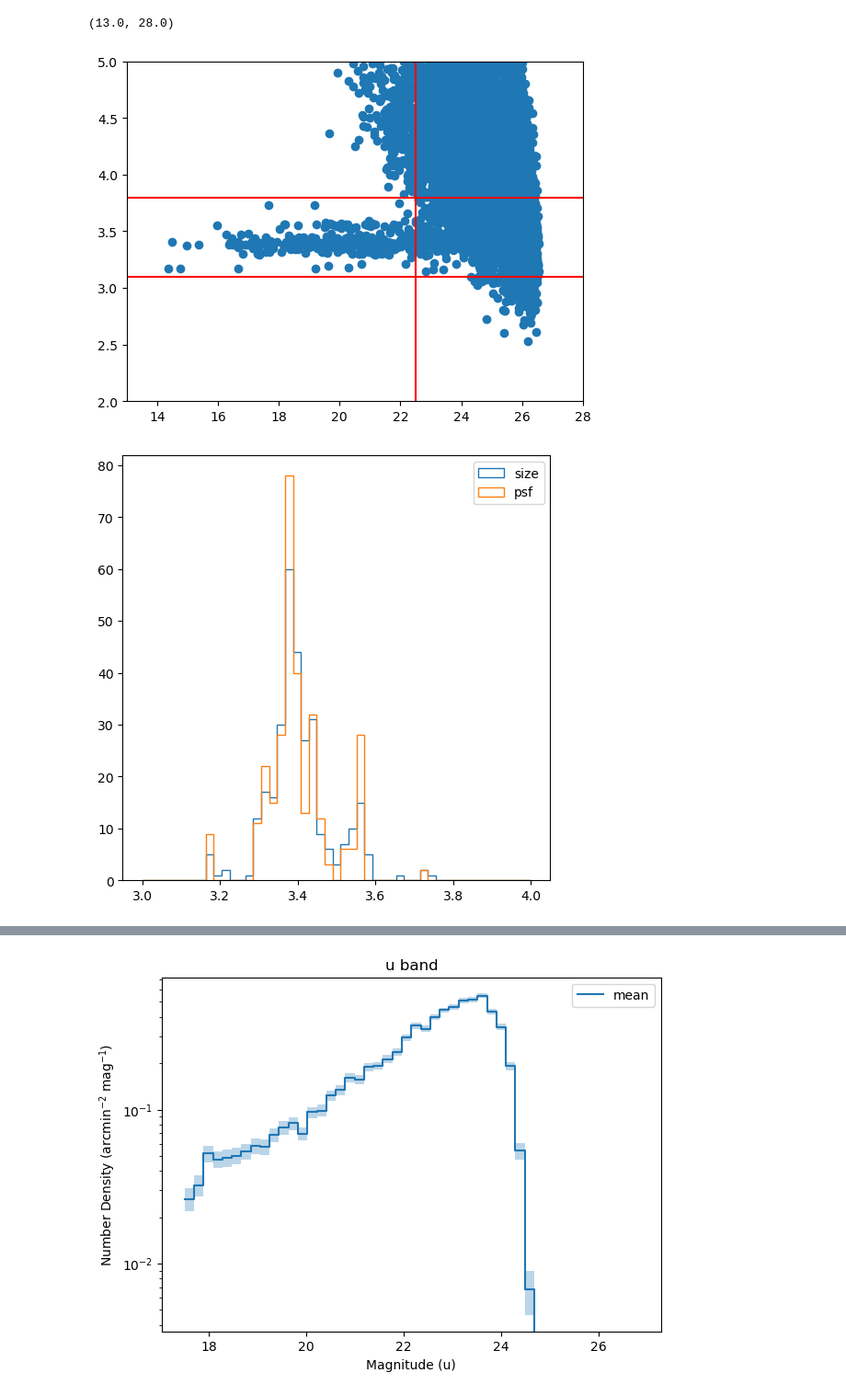
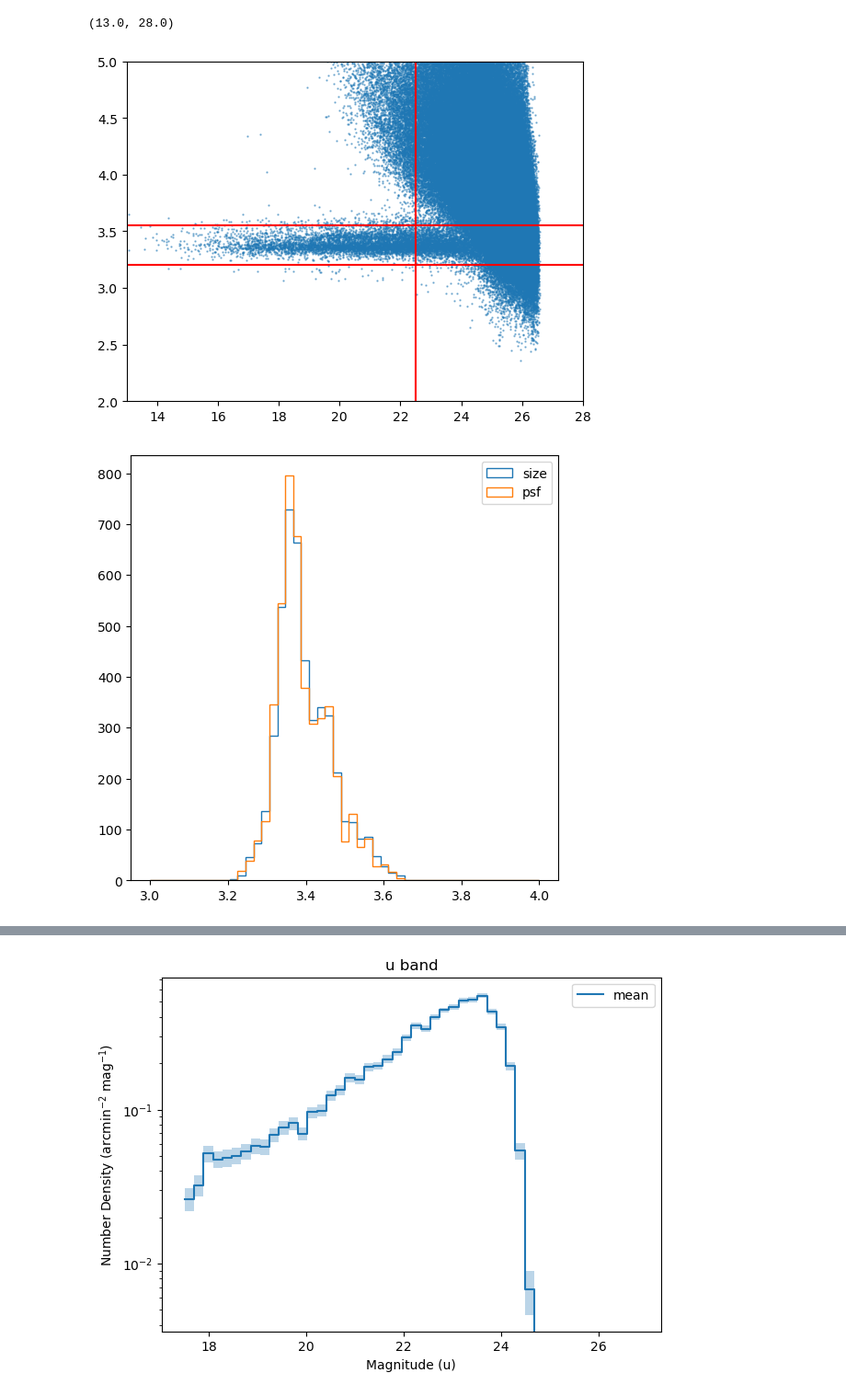
Before and after one commit to philipladuca24/LSST-SimCatVal, a Jupyter notebook: LSST-SimCatVal/full_run_plots.ipynb, the cells around one changed output, grey strips where cells are left out. Shown at 92% size. Cells and saved outputs as stored; diff of their text form; code cells hidden in the pictures.

```diff
--- a/LSST-SimCatVal/full_run_plots.ipynb
+++ b/LSST-SimCatVal/full_run_plots.ipynb
@@ -66,7 +66,7 @@ COLUMNS = [
 
 
 bands = 'ugrizy'
-base = '/hildafs/home/pladuca/main/lsst-sim-package/LSST-SimCatVal/LSST-SimCatVal/outputs_v3/'
+base = '/hildafs/home/pladuca/main/lsst-sim-package/LSST-SimCatVal/LSST-SimCatVal/outputs_v4/'
 cats_by_band = {b: [] for b in bands}
 i = 0
 for entry in os.scandir(base):
@@ -146,37 +164,37 @@ with open(f'/hildafs/home/pladuca/main/lsst-sim-package/LSST-SimCatVal/LSST-SimC
 # %%
 b = 'g'
 temp = full_cats[b]
 temp = temp[(temp['deblend_nChild'] == 0) &
     (temp['base_SdssShape_flag'] == False) &
     (temp['modelfit_CModel_instFlux'] >= 0) &
     (temp['modelfit_CModel_flag'] == False) &
     (temp['ext_gaap_GaapFlux_1_15x_Optimal_instFlux'] >= 0) &
     (temp['base_SdssCentroid_flag'] == False) &
     (temp['ext_gaap_GaapFlux_flag'] == False) &
     (temp['base_ClassificationSizeExtendedness_flag'] == False)]
 temp = temp[(temp['base_PsfFlux_instFlux']/temp['base_PsfFlux_instFluxErr'] >= 10)]
 
 mag = -2.5 * np.log10(temp['modelfit_CModel_instFlux']) + 31.4
 size = np.sqrt(temp['base_SdssShape_xx'] + temp['base_SdssShape_yy'])
 # psf = np.sqrt(temp['base_SdssShape_psf_xx'] + temp['base_SdssShape_psf_yy'])
 
-plt.scatter(mag, size)
+plt.scatter(mag, size, s=0.5, alpha=0.5)
 # plt.scatter(mag, psf, s=0.3, alpha=0.3)
 # plt.axhline(3.35, c='r')
 # plt.axhline(2.8, c='r')
-# plt.axvline(22.5, c='r')
+# plt.axvline(21.5, c='r')
 # plt.ylim(2,5)
 # plt.xlim(13,28)
-plt.axhline(3.8, c='r')
-plt.axhline(3.1, c='r')
+plt.axhline(3.55, c='r')
+plt.axhline(3.2, c='r')
 plt.axvline(22.5, c='r')
 plt.ylim(2,5)
 plt.xlim(13,28)
 # %% [output]
 (13.0, 28.0)
-[figure, old version]
+[figure, new version]
 # %%
-stars = temp[(mag < 22.5) & (size < 3.8) & (size > 3.1)]
+stars = temp[(mag < 22.0) & (size < 3.65) & (size > 3.2)]
 
 size_bins = np.linspace(3,4,50)
 star_size = np.sqrt(stars['base_SdssShape_xx'] + stars['base_SdssShape_yy'])
@@ -187,7 +205,7 @@ plt.hist(star_psf, size_bins, histtype="step", label="psf")
 plt.legend()
 plt.show()
 # %% [output]
-[figure, old version]
+[figure, new version]
 # %%
 e1 = (stars['base_SdssShape_psf_xx'] - stars['base_SdssShape_psf_yy'])/(stars['base_SdssShape_psf_xx'] + stars['base_SdssShape_psf_yy'])
 e2 = 2*(stars['base_SdssShape_psf_xy'])/(stars['base_SdssShape_psf_xx'] + stars['base_SdssShape_psf_yy'])
```
Also changed, not shown: parts of 9 cells of this notebook, 2 other files.
